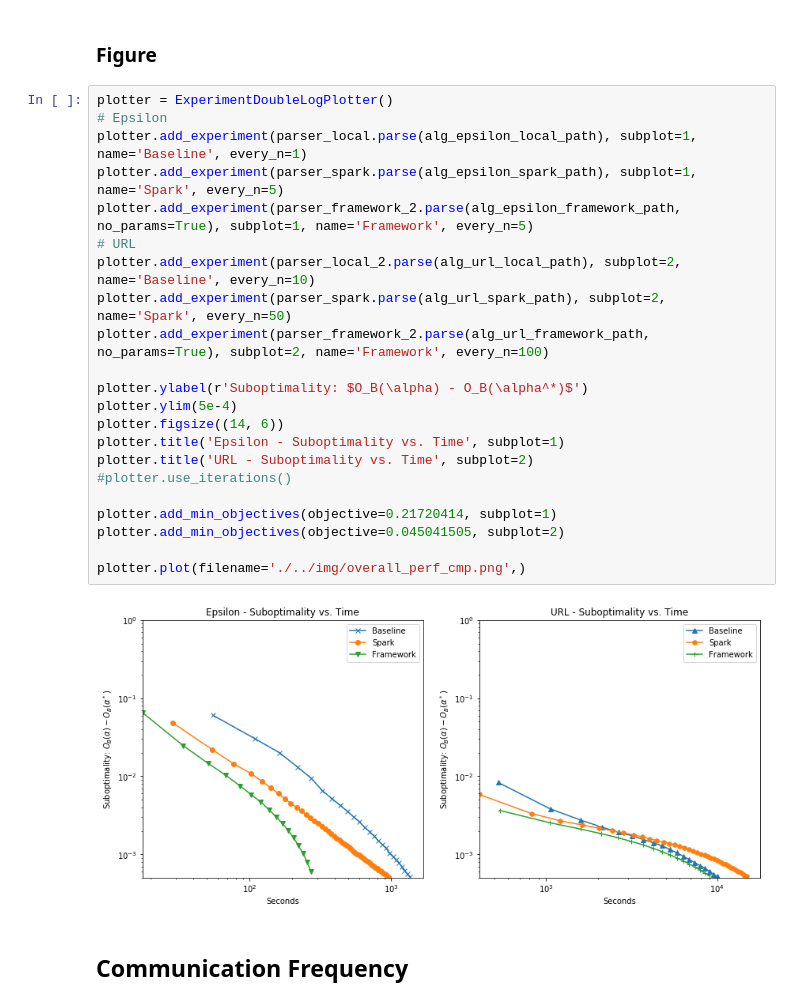
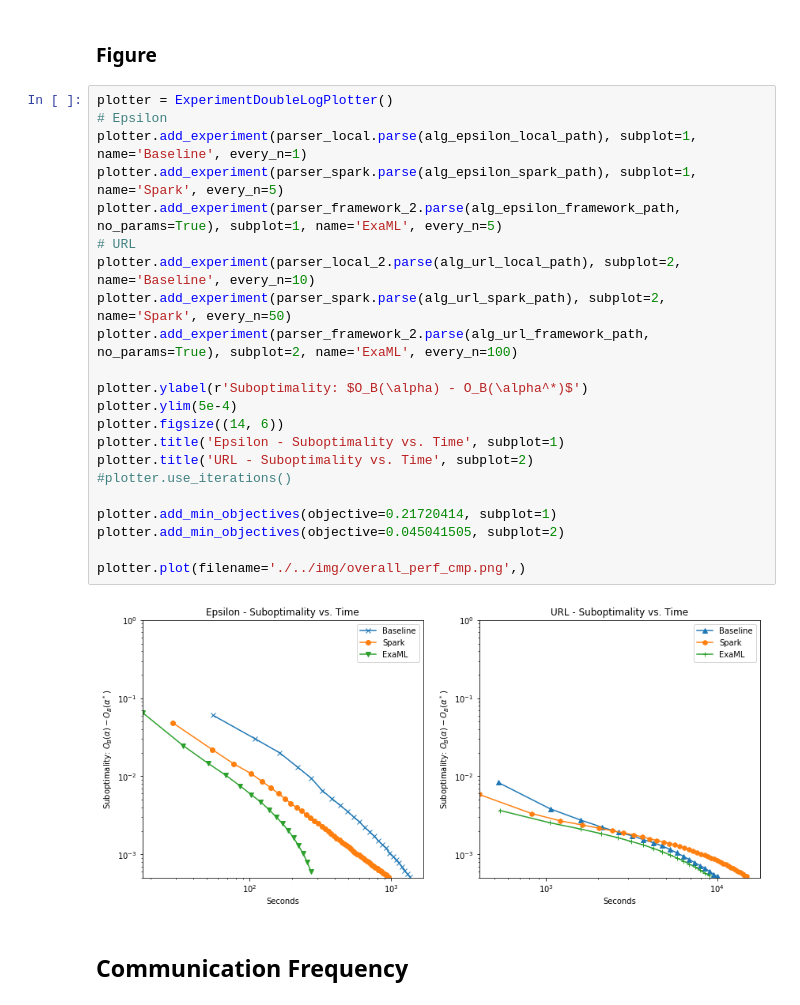
Before and after one commit to ChristophAlt/thesis, a Jupyter notebook: notebooks/experiments.ipynb, the cells around one changed output. Cells and saved outputs as stored; diff of their text form.

```diff
--- a/notebooks/experiments.ipynb
+++ b/notebooks/experiments.ipynb
@@ -507,27 +507,27 @@ alg_url_framework_path = base_path + 'exa/exp_exa_url_h1/exp_exa_url_h1_091.txt'
 # %%
 plotter = ExperimentDoubleLogPlotter()
 # Epsilon
 plotter.add_experiment(parser_local.parse(alg_epsilon_local_path), subplot=1, name='Baseline', every_n=1)
 plotter.add_experiment(parser_spark.parse(alg_epsilon_spark_path), subplot=1, name='Spark', every_n=5)
-plotter.add_experiment(parser_framework_2.parse(alg_epsilon_framework_path, no_params=True), subplot=1, name='Framework', every_n=5)
+plotter.add_experiment(parser_framework_2.parse(alg_epsilon_framework_path, no_params=True), subplot=1, name='ExaML', every_n=5)
 # URL
 plotter.add_experiment(parser_local_2.parse(alg_url_local_path), subplot=2, name='Baseline', every_n=10)
 plotter.add_experiment(parser_spark.parse(alg_url_spark_path), subplot=2, name='Spark', every_n=50)
-plotter.add_experiment(parser_framework_2.parse(alg_url_framework_path, no_params=True), subplot=2, name='Framework', every_n=100)
+plotter.add_experiment(parser_framework_2.parse(alg_url_framework_path, no_params=True), subplot=2, name='ExaML', every_n=100)
 
 plotter.ylabel(r'Suboptimality: $O_B(\alpha) - O_B(\alpha^*)$')
 plotter.ylim(5e-4)
 plotter.figsize((14, 6))
 plotter.title('Epsilon - Suboptimality vs. Time', subplot=1)
 plotter.title('URL - Suboptimality vs. Time', subplot=2)
 #plotter.use_iterations()
 
 plotter.add_min_objectives(objective=0.21720414, subplot=1)
 plotter.add_min_objectives(objective=0.045041505, subplot=2)
 
 plotter.plot(filename='./../img/overall_perf_cmp.png',)
 # %% [output]
-[figure, old version]
+[figure, new version]
 # %% [markdown]
 ## Communication Frequency
 # %% [markdown]
```
Also changed, not shown: parts of 3 cells of this notebook, 14 other files.
